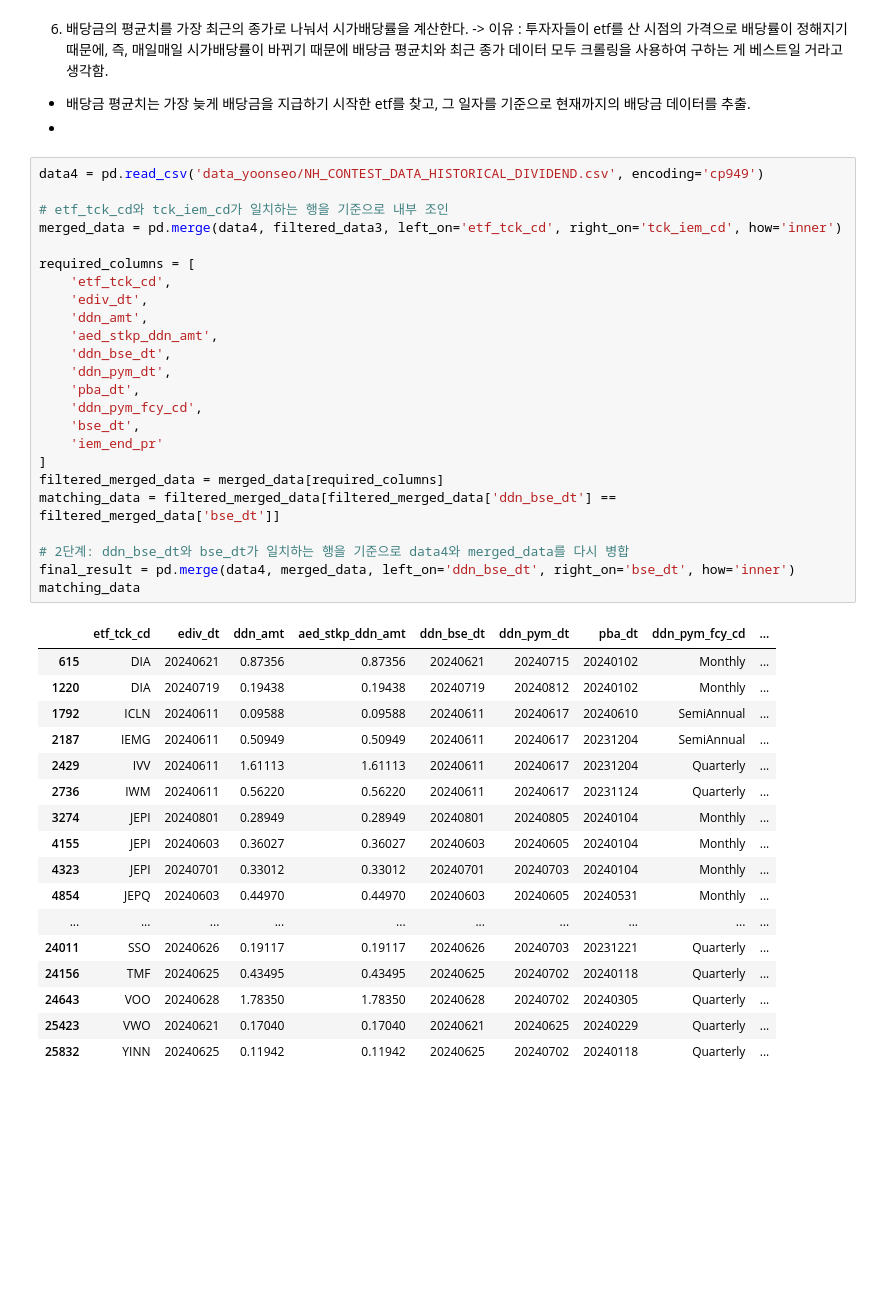
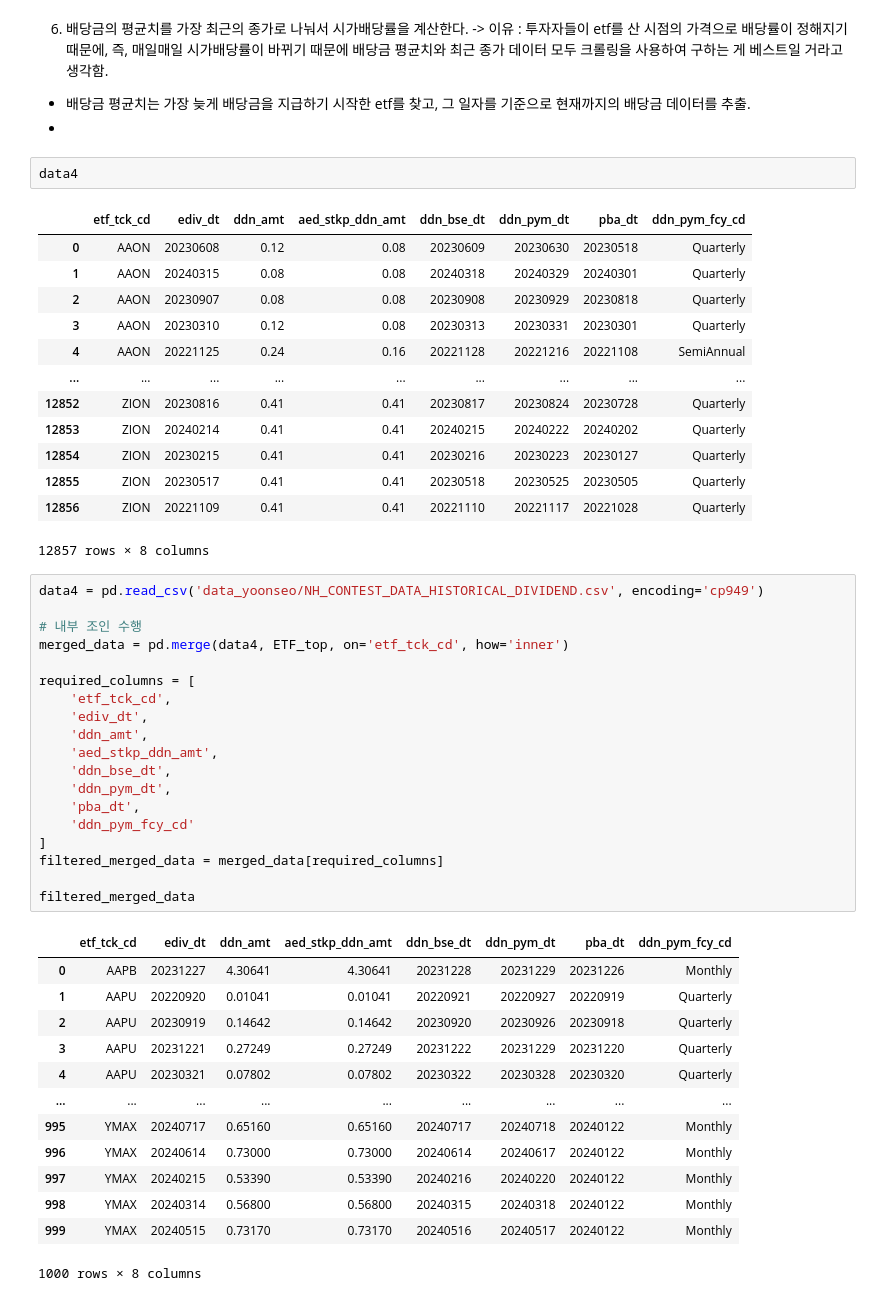
Before and after one commit to froggy-hyun/24NH_bigdata, a Jupyter notebook: code_yunseo.ipynb, the cells around one changed output. Cells and saved outputs as stored; diff of their text form; blank space fills up the shorter version.

```diff
--- a/code_yunseo.ipynb
+++ b/code_yunseo.ipynb
@@ -472,45 +462,52 @@ plt.show()
 -> 이유 : 투자자들이 etf를 산 시점의 가격으로 배당률이 정해지기 때문에, 즉, 매일매일 시가배당률이 바뀌기 때문에 배당금 평균치와 최근 종가 데이터 모두 크롤링을 사용하여 구하는 게 베스트일 거라고 생각함.
 - 배당금 평균치는 가장 늦게 배당금을 지급하기 시작한 etf를 찾고, 그 일자를 기준으로 현재까지의 배당금 데이터를 추출.
 -
+# %%
+data4
+# %% [output]
+|  | etf_tck_cd | ediv_dt | ddn_amt | aed_stkp_ddn_amt | ddn_bse_dt | ddn_pym_dt | pba_dt | ddn_pym_fcy_cd |
+| 0 | AAON | 20230608 | 0.12 | 0.08 | 20230609 | 20230630 | 20230518 | Quarterly |
+| 1 | AAON | 20240315 | 0.08 | 0.08 | 20240318 | 20240329 | 20240301 | Quarterly |
+| 2 | AAON | 20230907 | 0.08 | 0.08 | 20230908 | 20230929 | 20230818 | Quarterly |
+| 3 | AAON | 20230310 | 0.12 | 0.08 | 20230313 | 20230331 | 20230301 | Quarterly |
+| 4 | AAON | 20221125 | 0.24 | 0.16 | 20221128 | 20221216 | 20221108 | SemiAnnual |
+| ... | ... | ... | ... | ... | ... | ... | ... | ... |
+| 12852 | ZION | 20230816 | 0.41 | 0.41 | 20230817 | 20230824 | 20230728 | Quarterly |
+| 12853 | ZION | 20240214 | 0.41 | 0.41 | 20240215 | 20240222 | 20240202 | Quarterly |
+| 12854 | ZION | 20230215 | 0.41 | 0.41 | 20230216 | 20230223 | 20230127 | Quarterly |
+| 12855 | ZION | 20230517 | 0.41 | 0.41 | 20230518 | 20230525 | 20230505 | Quarterly |
+| 12856 | ZION | 20221109 | 0.41 | 0.41 | 20221110 | 20221117 | 20221028 | Quarterly |
+12857 rows × 8 columns
 # %%
 data4 = pd.read_csv('data_yoonseo/NH_CONTEST_DATA_HISTORICAL_DIVIDEND.csv', encoding='cp949')
 
-# etf_tck_cd와 tck_iem_cd가 일치하는 행을 기준으로 내부 조인
-merged_data = pd.merge(data4, filtered_data3, left_on='etf_tck_cd', right_on='tck_iem_cd', how='inner')
+# 내부 조인 수행
+merged_data = pd.merge(data4, ETF_top, on='etf_tck_cd', how='inner')
 
 required_columns = [
     'etf_tck_cd',
     'ediv_dt',
     'ddn_amt',
     'aed_stkp_ddn_amt',
     'ddn_bse_dt',
     'ddn_pym_dt',
     'pba_dt',
-    'ddn_pym_fcy_cd',
-    'bse_dt',
-    'iem_end_pr'
+    'ddn_pym_fcy_cd'
 ]
 filtered_merged_data = merged_data[required_columns]
-matching_data = filtered_merged_data[filtered_merged_data['ddn_bse_dt'] == filtered_merged_data['bse_dt']]
 
-# 2단계: ddn_bse_dt와 bse_dt가 일치하는 행을 기준으로 data4와 merged_data를 다시 병합
-final_result = pd.merge(data4, merged_data, left_on='ddn_bse_dt', right_on='bse_dt', how='inner')
-matching_data
+filtered_merged_data
 # %% [output]
-|  | etf_tck_cd | ediv_dt | ddn_amt | aed_stkp_ddn_amt | ddn_bse_dt | ddn_pym_dt | pba_dt | ddn_pym_fcy_cd | ... |
-| 615 | DIA | 20240621 | 0.87356 | 0.87356 | 20240621 | 20240715 | 20240102 | Monthly | ... |
-| 1220 | DIA | 20240719 | 0.19438 | 0.19438 | 20240719 | 20240812 | 20240102 | Monthly | ... |
-| 1792 | ICLN | 20240611 | 0.09588 | 0.09588 | 20240611 | 20240617 | 20240610 | SemiAnnual | ... |
-| 2187 | IEMG | 20240611 | 0.50949 | 0.50949 | 20240611 | 20240617 | 20231204 | SemiAnnual | ... |
-| 2429 | IVV | 20240611 | 1.61113 | 1.61113 | 20240611 | 20240617 | 20231204 | Quarterly | ... |
-| 2736 | IWM | 20240611 | 0.56220 | 0.56220 | 20240611 | 20240617 | 20231124 | Quarterly | ... |
-| 3274 | JEPI | 20240801 | 0.28949 | 0.28949 | 20240801 | 20240805 | 20240104 | Monthly | ... |
-| 4155 | JEPI | 20240603 | 0.36027 | 0.36027 | 20240603 | 20240605 | 20240104 | Monthly | ... |
-| 4323 | JEPI | 20240701 | 0.33012 | 0.33012 | 20240701 | 20240703 | 20240104 | Monthly | ... |
-| 4854 | JEPQ | 20240603 | 0.44970 | 0.44970 | 20240603 | 20240605 | 20240531 | Monthly | ... |
-| ... | ... | ... | ... | ... | ... | ... | ... | ... | ... |
-| 24011 | SSO | 20240626 | 0.19117 | 0.19117 | 20240626 | 20240703 | 20231221 | Quarterly | ... |
-| 24156 | TMF | 20240625 | 0.43495 | 0.43495 | 20240625 | 20240702 | 20240118 | Quarterly | ... |
-| 24643 | VOO | 20240628 | 1.78350 | 1.78350 | 20240628 | 20240702 | 20240305 | Quarterly | ... |
-| 25423 | VWO | 20240621 | 0.17040 | 0.17040 | 20240621 | 20240625 | 20240229 | Quarterly | ... |
-| 25832 | YINN | 20240625 | 0.11942 | 0.11942 | 20240625 | 20240702 | 20240118 | Quarterly | ... |
+|  | etf_tck_cd | ediv_dt | ddn_amt | aed_stkp_ddn_amt | ddn_bse_dt | ddn_pym_dt | pba_dt | ddn_pym_fcy_cd |
+| 0 | AAPB | 20231227 | 4.30641 | 4.30641 | 20231228 | 20231229 | 20231226 | Monthly |
+| 1 | AAPU | 20220920 | 0.01041 | 0.01041 | 20220921 | 20220927 | 20220919 | Quarterly |
+| 2 | AAPU | 20230919 | 0.14642 | 0.14642 | 20230920 | 20230926 | 20230918 | Quarterly |
+| 3 | AAPU | 20231221 | 0.27249 | 0.27249 | 20231222 | 20231229 | 20231220 | Quarterly |
+| 4 | AAPU | 20230321 | 0.07802 | 0.07802 | 20230322 | 20230328 | 20230320 | Quarterly |
+| ... | ... | ... | ... | ... | ... | ... | ... | ... |
+| 995 | YMAX | 20240717 | 0.65160 | 0.65160 | 20240717 | 20240718 | 20240122 | Monthly |
+| 996 | YMAX | 20240614 | 0.73000 | 0.73000 | 20240614 | 20240617 | 20240122 | Monthly |
+| 997 | YMAX | 20240215 | 0.53390 | 0.53390 | 20240216 | 20240220 | 20240122 | Monthly |
+| 998 | YMAX | 20240314 | 0.56800 | 0.56800 | 20240315 | 20240318 | 20240122 | Monthly |
+| 999 | YMAX | 20240515 | 0.73170 | 0.73170 | 20240516 | 20240517 | 20240122 | Monthly |
+1000 rows × 8 columns
```
Also changed, not shown: parts of 14 cells of this notebook.
